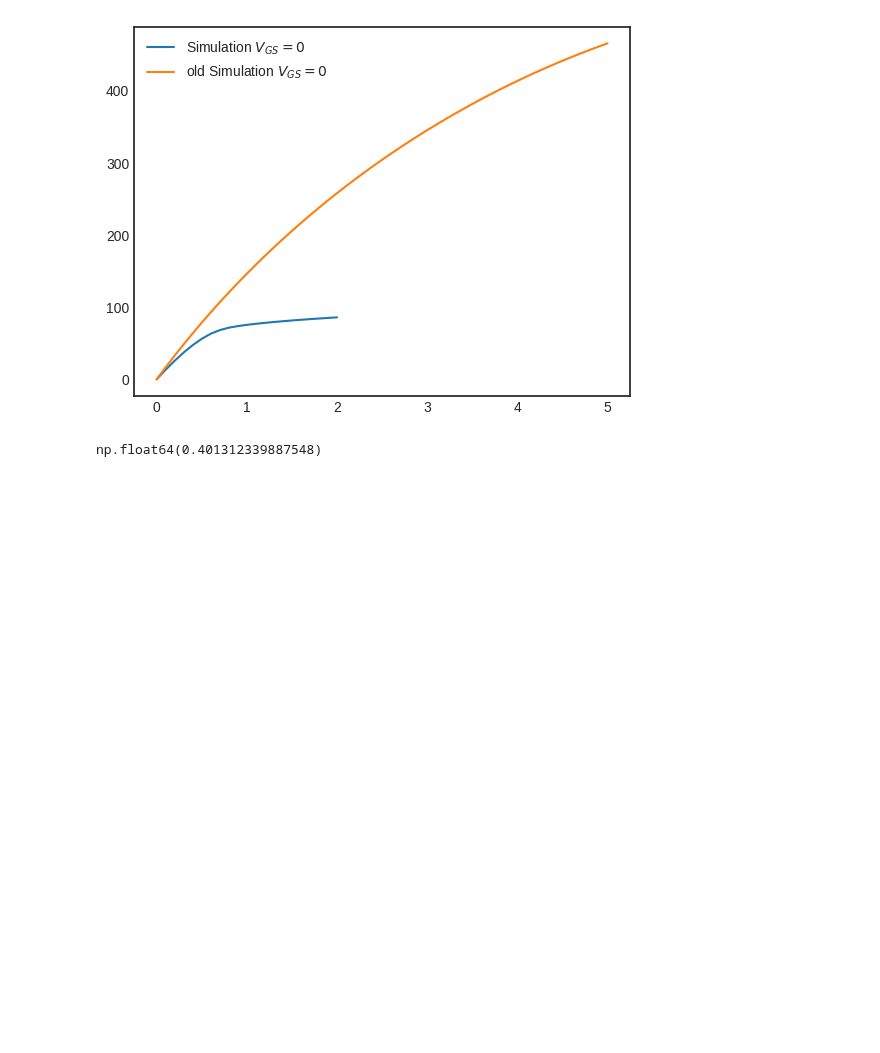
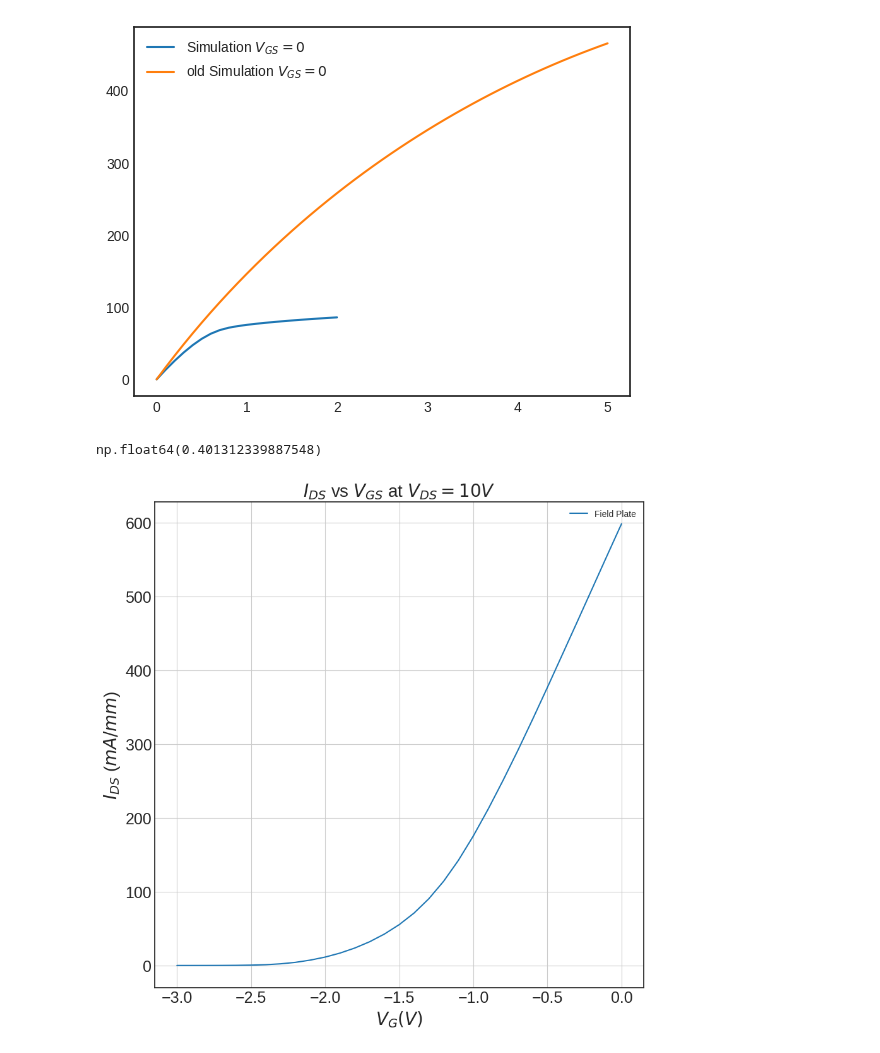
Before and after one commit to IanStafford/banjo-wombat, a Jupyter notebook: allNit/figures.ipynb, the cells around one changed output. Cells and saved outputs as stored; diff of their text form; code cells hidden in the pictures; blank space fills up the shorter version.

```diff
--- a/allNit/figures.ipynb
+++ b/allNit/figures.ipynb
@@ -322,3 +322,22 @@ Etrap = 3.6
 (1+np.exp((0.01)/0.025))**-1
 # %% [output]
 np.float64(0.401312339887548)
+# %%
+
+fieldplate_Vgs, fieldplate_Ids = flooxsRead("/home/staffian/banjo-wombat/allNit/figures/transfer.csv")
+plt.figure(figsize=[10,10]);
+plt.plot(fieldplate_Vgs_OLD, 1000*fieldplate_Ids_OLD, label="Field Plate");
+#plt.plot(fieldplateplt.title("$I_{DS}$ vs $V_{GS}$ at $V_{DS}=10v$", fontsize=20);
+#plt.plot(fieldplate_ox_Vgs, 1000*fieldplate_ox_Ids, label="Field Plate with Nitride");
+#plt.plot(fieldplate_wrap_Vgs, 1000*fieldplate_wrap_Ids, label="Wrapped Field Plate");
+plt.title("$I_{DS}$ vs $V_{GS}$ at $V_{DS}=10V$", fontsize=20);
+plt.xlabel("$V_{G} (V)$", fontsize=20);
+plt.ylabel("$I_{DS}$ (${mA}/{mm}$)", fontsize=20);
+plt.xticks(fontsize = 18)
+plt.yticks(fontsize = 18)
+plt.grid(True);
+plt.legend();
+#plt.savefig("Vt.png", dpi=300, bbox_inches='tight')
+plt.show()
+# %% [output]
+[figure, added]
```
Also changed, not shown: parts of 2 cells of this notebook, 11 other files.
